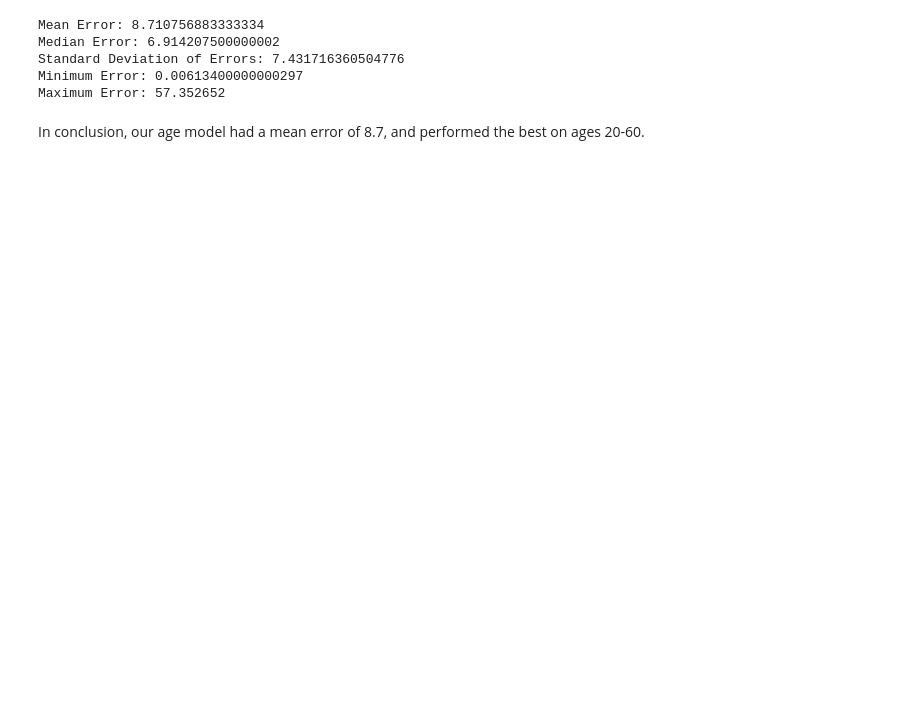
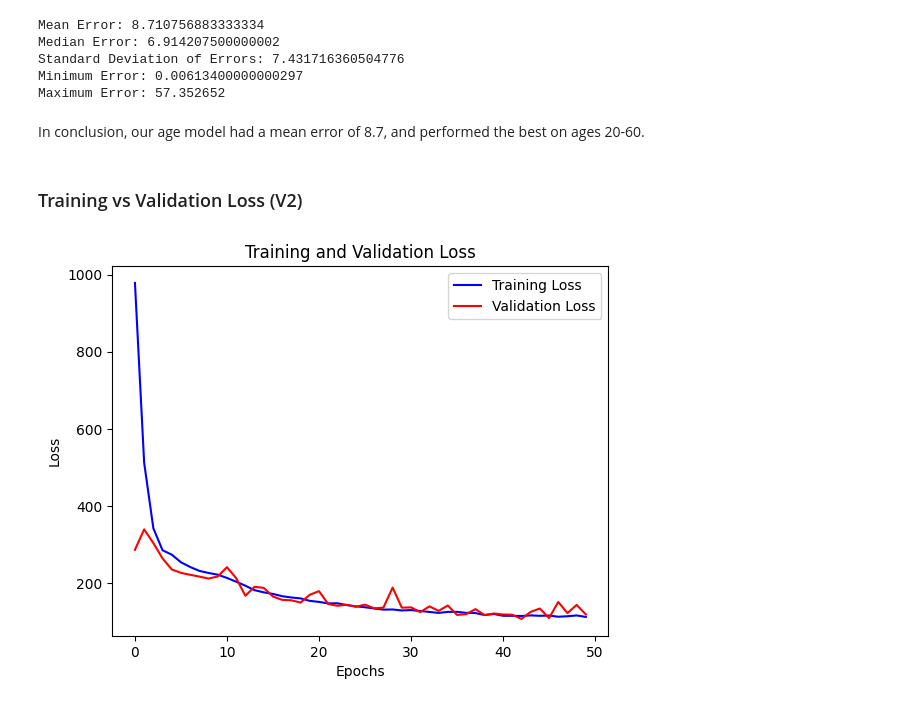
Before and after one commit to huangk430/age-detector, a Jupyter notebook: model_visualization.ipynb, the cells around one changed output. Drawn from its saved outputs; the diff is of its cells as text; code cells hidden in the pictures; blank space fills up the shorter version.

```diff
--- a/model_visualization.ipynb
+++ b/model_visualization.ipynb
@@ -112,3 +115,19 @@ Minimum Error: 0.00613400000000297
 Maximum Error: 57.352652
 # %% [markdown]
 In conclusion, our age model had a mean error of 8.7, and performed the best on ages 20-60.
+# %% [markdown]
+### Training vs Validation Loss (V2)
+# %%
+epochs = v2_history['epoch']
+training_loss = v2_history['loss']
+validation_loss = v2_history['val_loss']
+
+plt.plot(epochs, training_loss, 'b', label='Training Loss')
+plt.plot(epochs, validation_loss, 'r', label='Validation Loss')
+plt.title('Training and Validation Loss')
+plt.xlabel('Epochs')
+plt.ylabel('Loss')
+plt.legend()
+plt.show()
+# %% [output]
+[figure, added]
```
Also changed, not shown: parts of 14 cells of this notebook, 7 other files.
